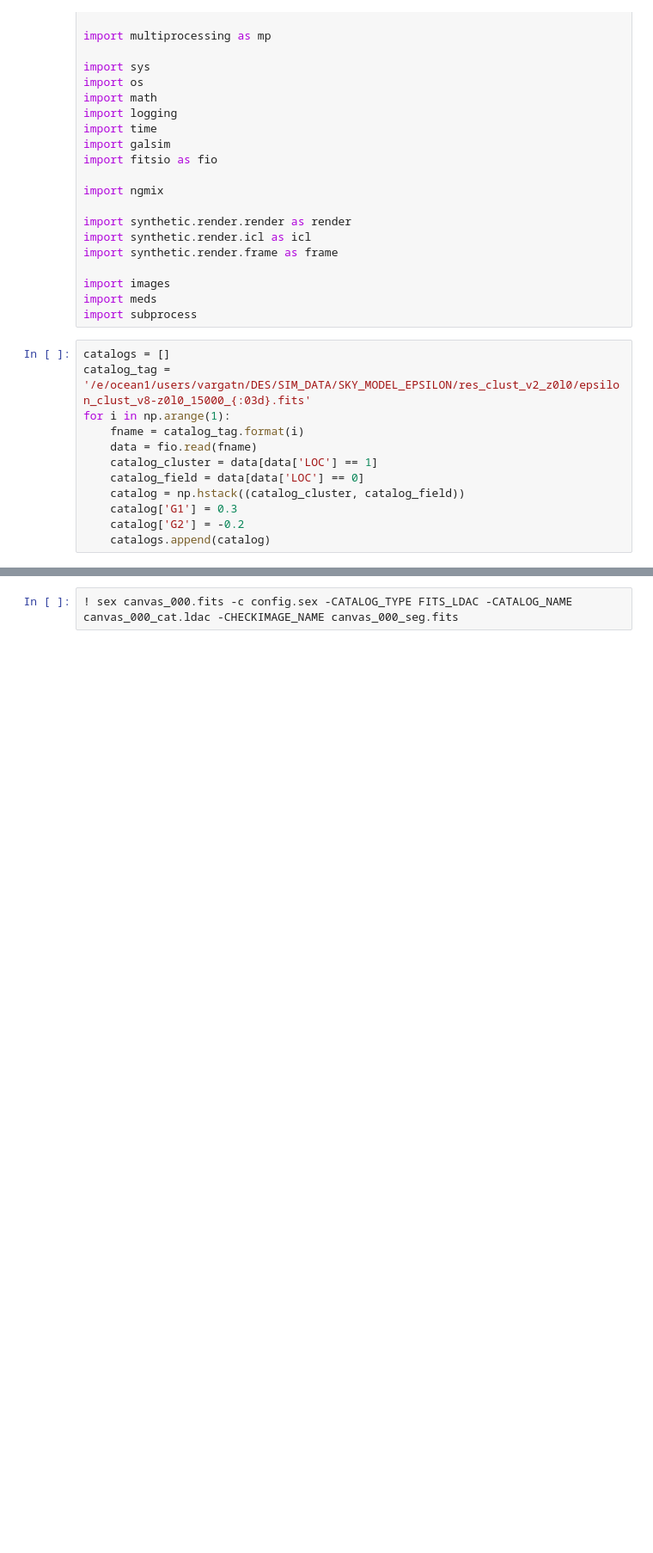
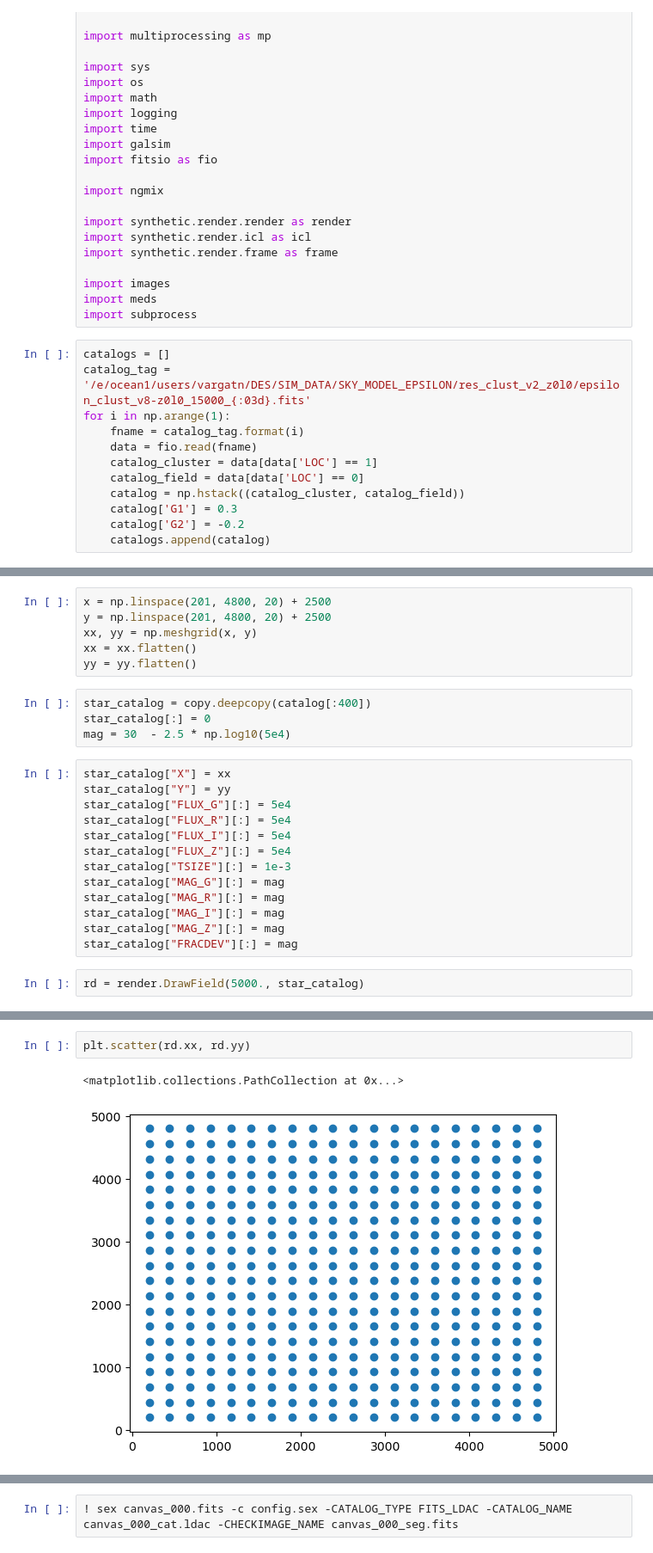
Before and after one commit to vargatn/synthetic, a Jupyter notebook: notebooks/meds/MEDS_psfex_shear_03.ipynb, the cells around one changed output, grey strips where cells are left out. Shown: that part at 86% size. Saved outputs shown, nothing was run; the diff lists cells and outputs as text; blank space fills up the shorter version.

Commit message:
star grid maker first version

```diff
--- a/notebooks/meds/MEDS_psfex_shear_03.ipynb
+++ b/notebooks/meds/MEDS_psfex_shear_03.ipynb
@@ -57,0 +46,25 @@ sex canvas_000.fits -c config.sex -CATALOG_NAME canvas_000_cat.fits -CHECKIMAGE_
+# %%
+x = np.linspace(201, 4800, 20) + 2500
+y = np.linspace(201, 4800, 20) + 2500
+xx, yy = np.meshgrid(x, y)
+xx = xx.flatten()
+yy = yy.flatten()
+# %%
+star_catalog = copy.deepcopy(catalog[:400])
+star_catalog[:] = 0
+mag = 30  - 2.5 * np.log10(5e4)
+# %%
+star_catalog["X"] = xx
+star_catalog["Y"] = yy
+star_catalog["FLUX_G"][:] = 5e4
+star_catalog["FLUX_R"][:] = 5e4
+star_catalog["FLUX_I"][:] = 5e4
+star_catalog["FLUX_Z"][:] = 5e4
+star_catalog["TSIZE"][:] = 1e-3
+star_catalog["MAG_G"][:] = mag
+star_catalog["MAG_R"][:] = mag
+star_catalog["MAG_I"][:] = mag
+star_catalog["MAG_Z"][:] = mag
+star_catalog["FRACDEV"][:] = mag
+# %%
+rd = render.DrawField(5000., star_catalog)
@@ -57,0 +98,5 @@ sex canvas_000.fits -c config.sex -CATALOG_NAME canvas_000_cat.fits -CHECKIMAGE_
+# %%
+plt.scatter(rd.xx, rd.yy)
+# %% [output]
+<matplotlib.collections.PathCollection at 0x...>
+[figure, added]
```
Also changed, not shown: parts of 6 cells of this notebook, 1 other file.
